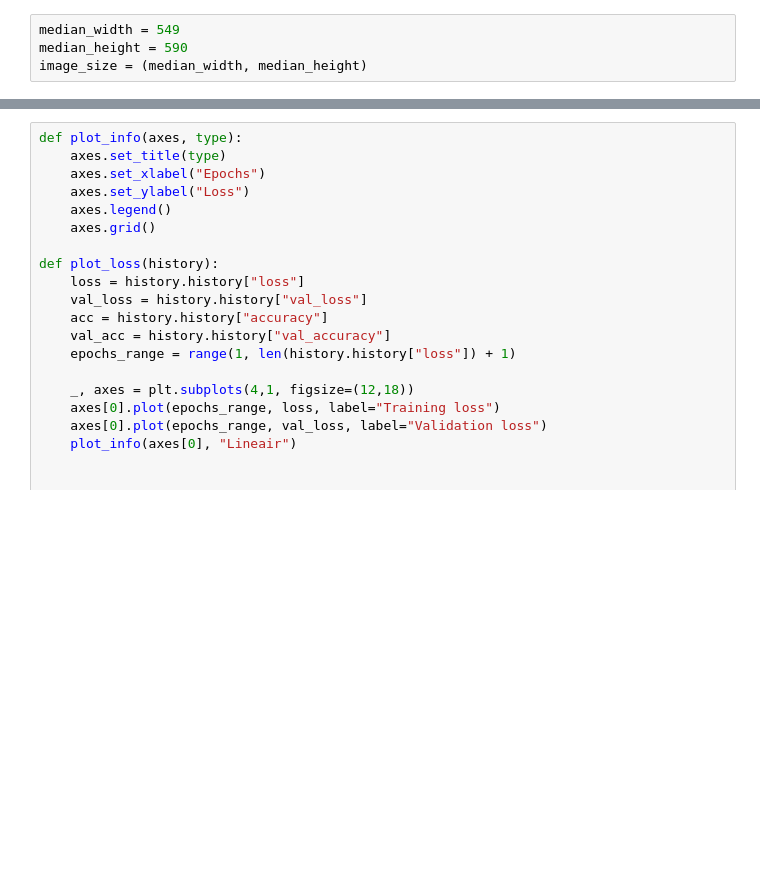
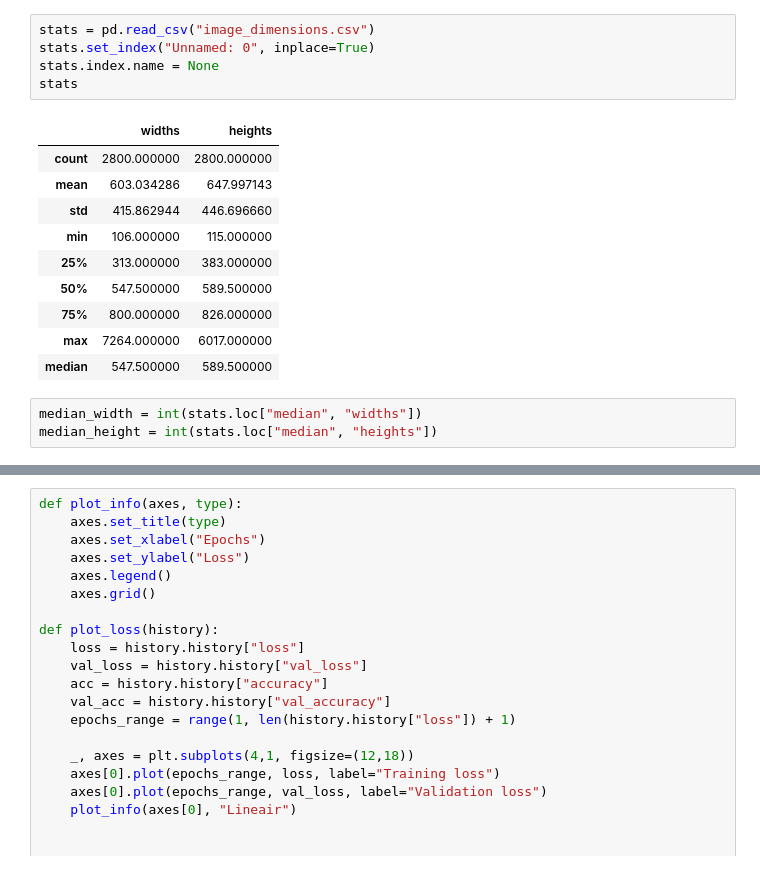
Before and after one commit to Tim-Mortier/Schilderijen-Classificatie, a Jupyter notebook: 4_Data_Sampling_Reshaping.ipynb, the cells around one changed output, grey strips where cells are left out. Drawn from its saved outputs; the diff is of its cells as text; blank space fills up the shorter version.

```diff
--- a/4_Data_Sampling_Reshaping.ipynb
+++ b/4_Data_Sampling_Reshaping.ipynb
@@ -9,5 +18,20 @@ from sklearn.metrics import classification_report
-# %%
-median_width = 549
-median_height = 590
-image_size = (median_width, median_height)
+# %%
+stats = pd.read_csv("image_dimensions.csv")
+stats.set_index("Unnamed: 0", inplace=True)
+stats.index.name = None
+stats
+# %% [output]
+|  | widths | heights |
+| count | 2800.000000 | 2800.000000 |
+| mean | 603.034286 | 647.997143 |
+| std | 415.862944 | 446.696660 |
+| min | 106.000000 | 115.000000 |
+| 25% | 313.000000 | 383.000000 |
+| 50% | 547.500000 | 589.500000 |
+| 75% | 800.000000 | 826.000000 |
+| max | 7264.000000 | 6017.000000 |
+| median | 547.500000 | 589.500000 |
+# %%
+median_width = int(stats.loc["median", "widths"])
+median_height = int(stats.loc["median", "heights"])
 # %%
```
Also changed, not shown: parts of 12 cells of this notebook, 2 other files.
